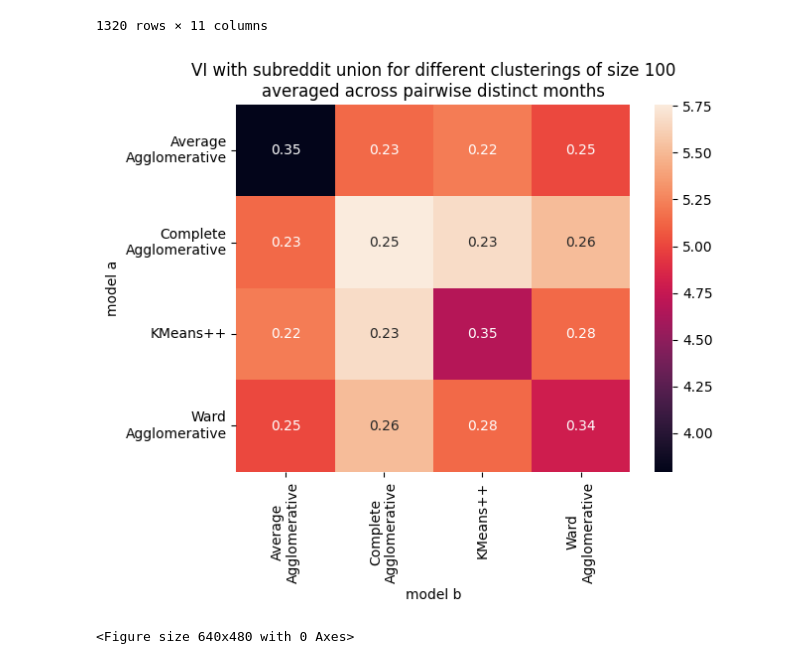
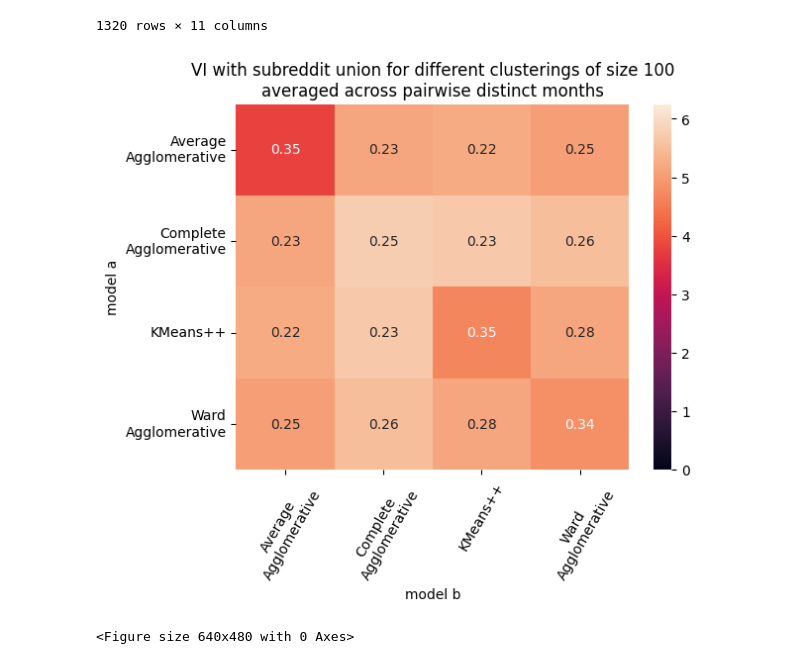
Before and after one commit to UMassCDS/IHOP-Reddit, a Jupyter notebook: notebooks/quantitative_comparison_kmeans_vs_agglomerative.ipynb, the cells around one changed output. Drawn from its saved outputs; the diff is of its cells as text; code cells hidden in the pictures.

```diff
--- a/notebooks/quantitative_comparison_kmeans_vs_agglomerative.ipynb
+++ b/notebooks/quantitative_comparison_kmeans_vs_agglomerative.ipynb
@@ -266,20 +267,20 @@ display(vi_comparison_df)
 # %%
 voi_col = "union_uniform_probability_variation_of_information"
 vmin=0
 
 # Tweak so labels fit better in plot
 vi_comparison_df["model a"] = vi_comparison_df["model a"].replace(" ", "\n")
 vi_comparison_df["model b"] = vi_comparison_df["model b"].replace(" ", "\n")
 
 vmax= vi_comparison_df[voi_col].max()
 vi_averages = vi_comparison_df.pivot_table(index="model a", columns="model b", values= voi_col)
 std_dev_labels = vi_comparison_df.pivot_table(index="model a", columns="model b", values= voi_col, aggfunc='std')
-ax = sns.heatmap(vi_averages, annot=std_dev_labels)#, vmin=vmin, vmax=vmax)
+ax = sns.heatmap(vi_averages, annot=std_dev_labels, vmin=vmin, vmax=vmax)
 
 ax.set(title="VI with subreddit union for different clusterings of size 100\naveraged across pairwise distinct months")
-
+plt.xticks(rotation=60)
 plt.show()
 plt.clf()
 # %% [output]
-[figure, old version]
+[figure, new version]
 <Figure size 640x480 with 0 Axes>
```
Also changed, not shown: parts of 1 cell of this notebook, 1 other file.
